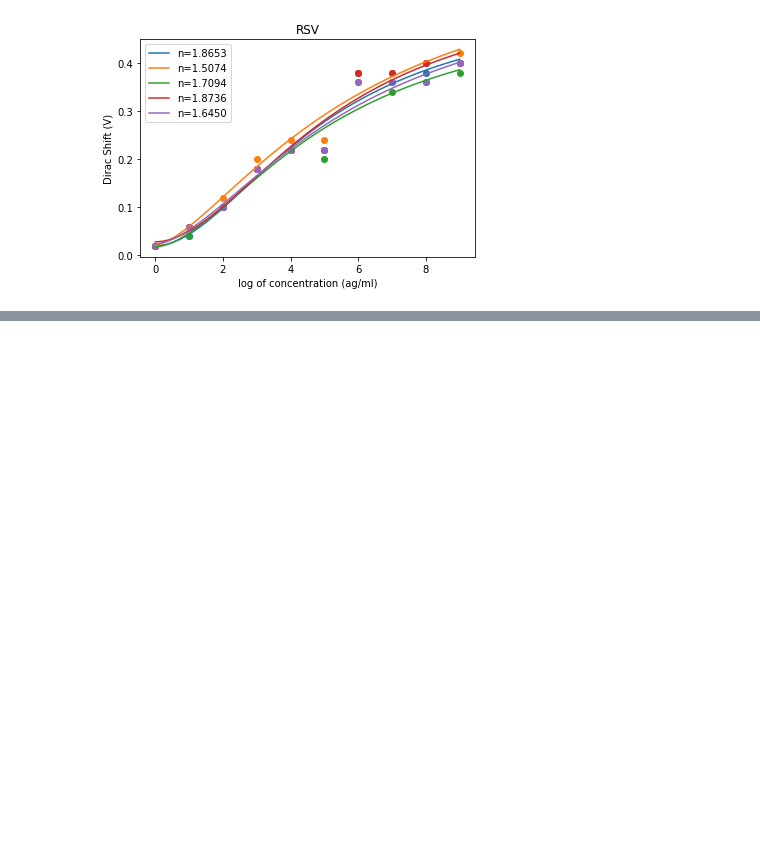
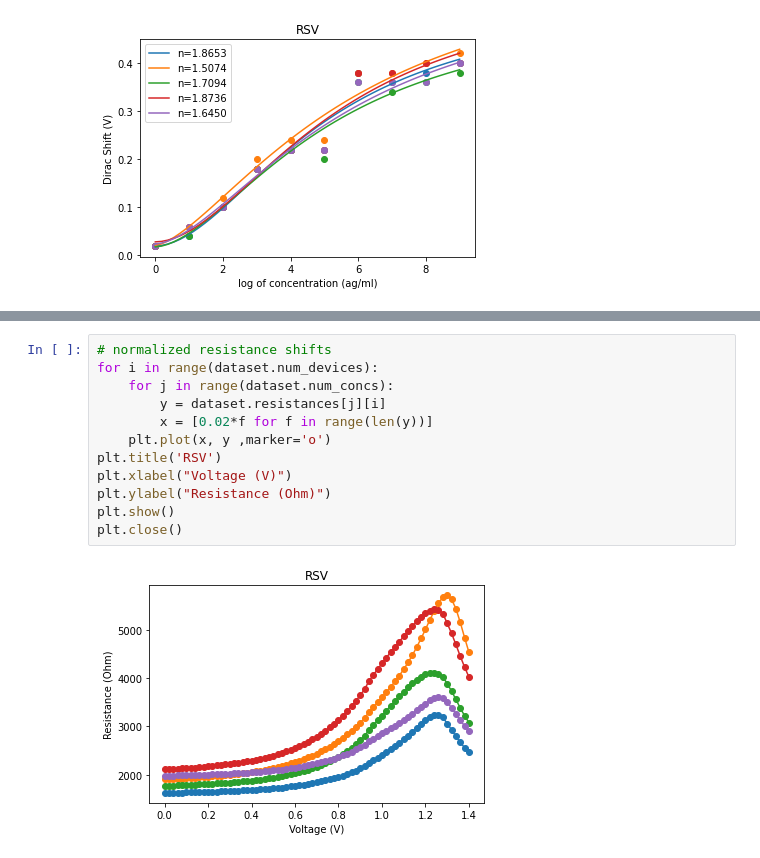
Before and after one commit to jlupoiii/GFET-covid-flu, a Jupyter notebook: main.ipynb, the cells around one changed output, grey strips where cells are left out. Drawn from its saved outputs; the diff is of its cells as text; blank space fills up the shorter version.

```diff
--- a/main.ipynb
+++ b/main.ipynb
@@ -562,0 +393,14 @@ plt.close()
+# %%
+# normalized resistance shifts
+for i in range(dataset.num_devices):
+    for j in range(dataset.num_concs):
+        y = dataset.resistances[j][i]
+        x = [0.02*f for f in range(len(y))]
+    plt.plot(x, y ,marker='o')
+plt.title('RSV')
+plt.xlabel("Voltage (V)")
+plt.ylabel("Resistance (Ohm)")
+plt.show()
+plt.close()
+# %% [output]
+[figure, added]
```
Also changed, not shown: parts of 8 cells of this notebook, 26 other files.
